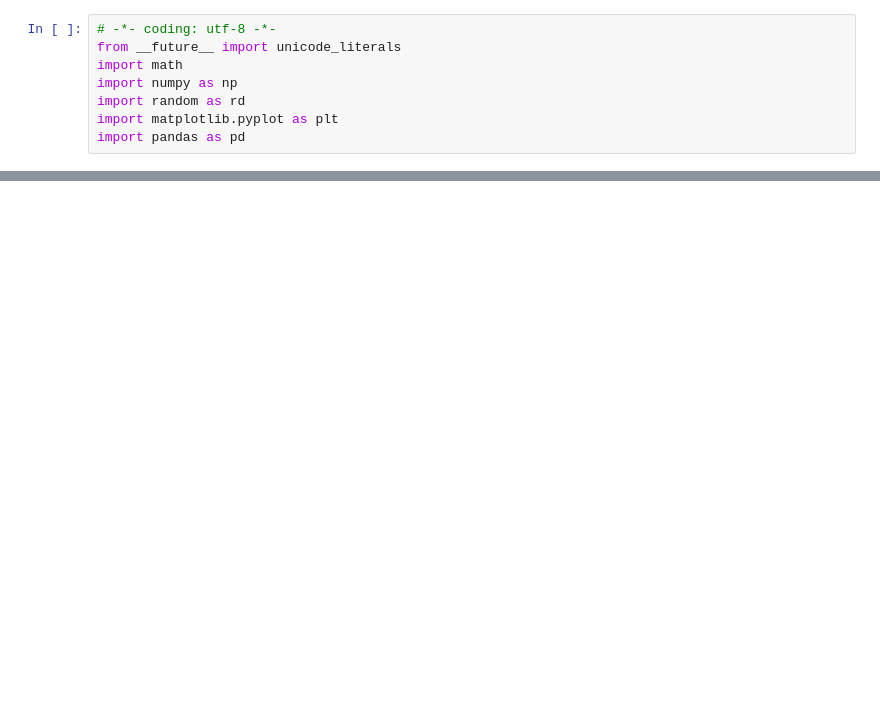
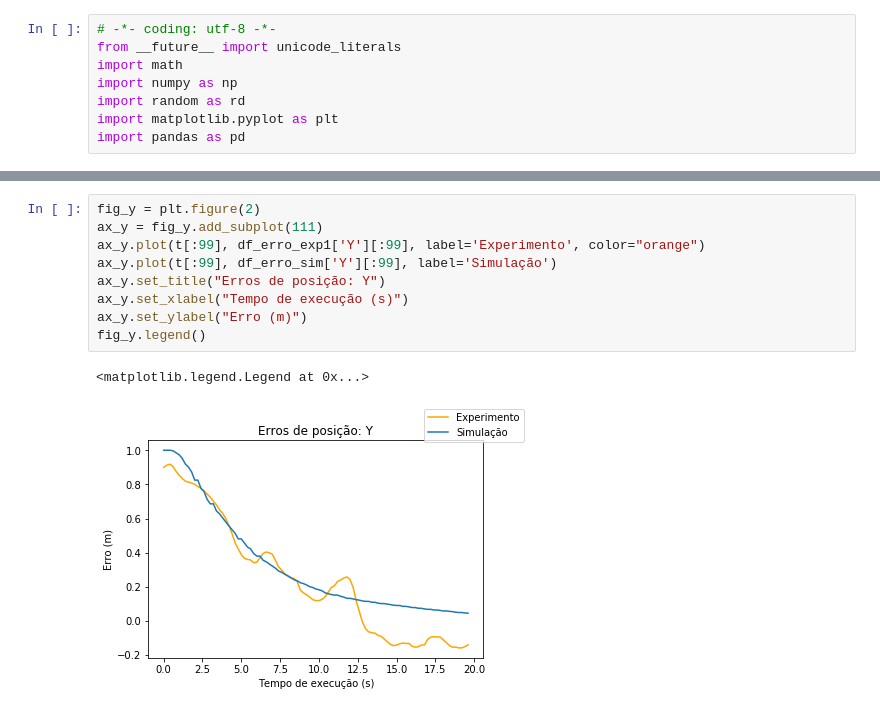
Before and after one commit to ifribeiro/ros-formation-controller, a Jupyter notebook: Gráficos.ipynb, the cells around one changed output, grey strips where cells are left out. Drawn from its saved outputs; the diff is of its cells as text; blank space fills up the shorter version.

```diff
--- a/Gráficos.ipynb
+++ b/Gráficos.ipynb
@@ -38,0 +45,12 @@ Text(0.5, 1.0, 'Erros de formação')
+# %%
+fig_y = plt.figure(2)
+ax_y = fig_y.add_subplot(111)
+ax_y.plot(t[:99], df_erro_exp1['Y'][:99], label='Experimento', color="orange")
+ax_y.plot(t[:99], df_erro_sim['Y'][:99], label='Simulação')
+ax_y.set_title("Erros de posição: Y")
+ax_y.set_xlabel("Tempo de execução (s)")
+ax_y.set_ylabel("Erro (m)")
+fig_y.legend()
+# %% [output]
+<matplotlib.legend.Legend at 0x...>
+[figure, added]
```
Also changed, not shown: parts of 10 cells of this notebook, 5 other files.
